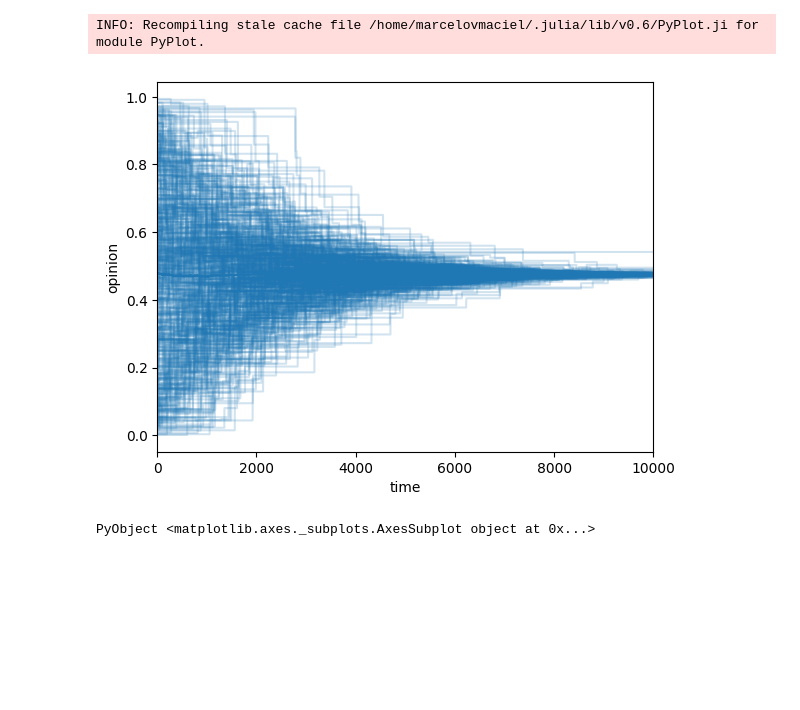
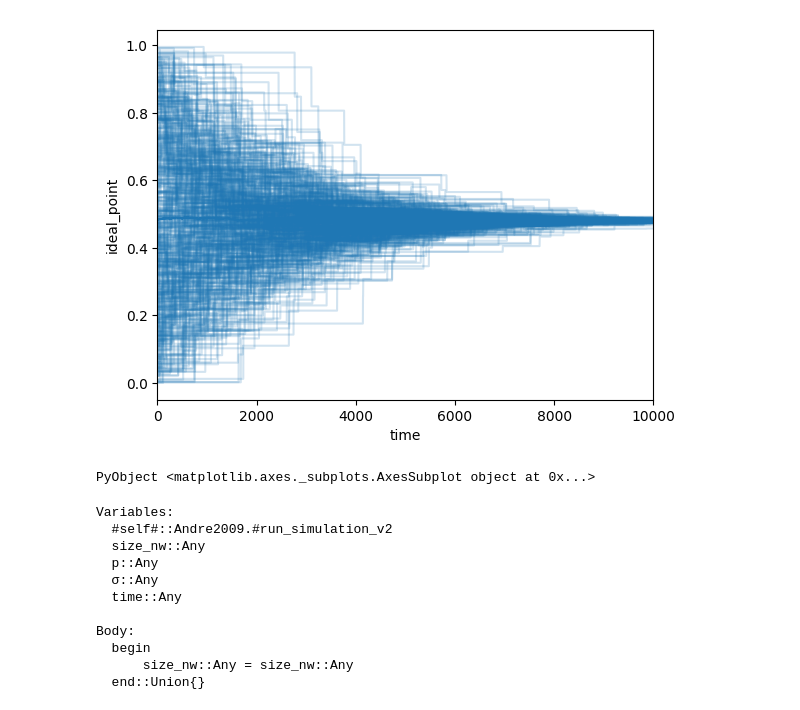
Before and after one commit to marcelovmaciel/Projeto, a Jupyter notebook: simulation_scripts/Bayesian-OD/analyzejl.ipynb, the cells around one changed output. Drawn from its saved outputs; the diff is of its cells as text; code cells hidden in the pictures; blank space fills up the shorter version.

Commit message:
new version of simulation

```diff
--- a/simulation_scripts/Bayesian-OD/analyzejl.ipynb
+++ b/simulation_scripts/Bayesian-OD/analyzejl.ipynb
@@ -68,8 +50,20 @@ resultcsv = pd.read_csv("output.csv")
 # %%
-
-g = sns.tsplot(time = "time", value = "opinion", data= resultcsv, unit = "id", err_style="unit_traces")
+g = sns.tsplot(time = "time", value = "ideal_point", data= resultcsv, unit = "id", err_style="unit_traces")
 #  err_style = "unit_points" or "unit_traces"
 # %% [output]
+[figure, new version]
-INFO: Recompiling stale cache file /home/marcelovmaciel/.julia/lib/v0.6/PyPlot.ji for module PyPlot.
+PyObject <matplotlib.axes._subplots.AxesSubplot object at 0x...>
-[figure, old version]
-PyObject <matplotlib.axes._subplots.AxesSubplot object at 0x...>
+# %%
+@code_warntype run_simulation_v2()
+# %% [output]
+Variables:
+  #self#::Andre2009.#run_simulation_v2
+  size_nw::Any
+  p::Any
+  σ::Any
+  time::Any
+
+Body:
+  begin
+      size_nw::Any = size_nw::Any
+  end::Union{}
```
Also changed, not shown: parts of 11 cells of this notebook, 1 other file.
